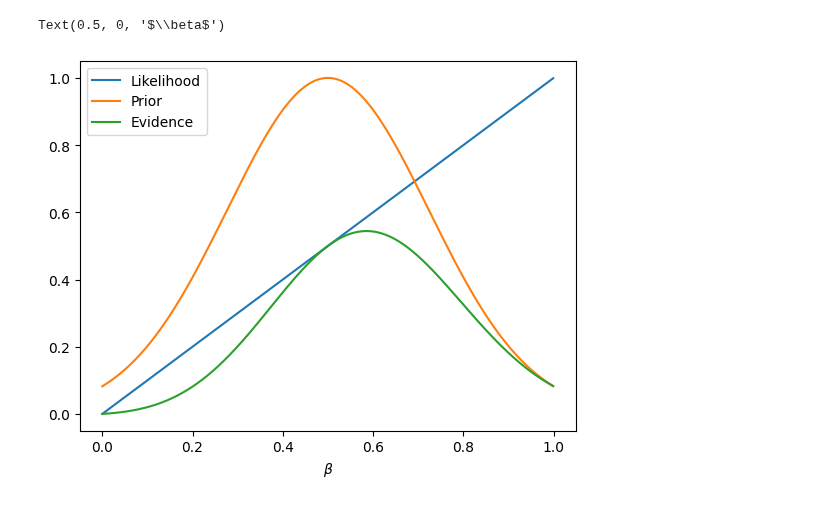
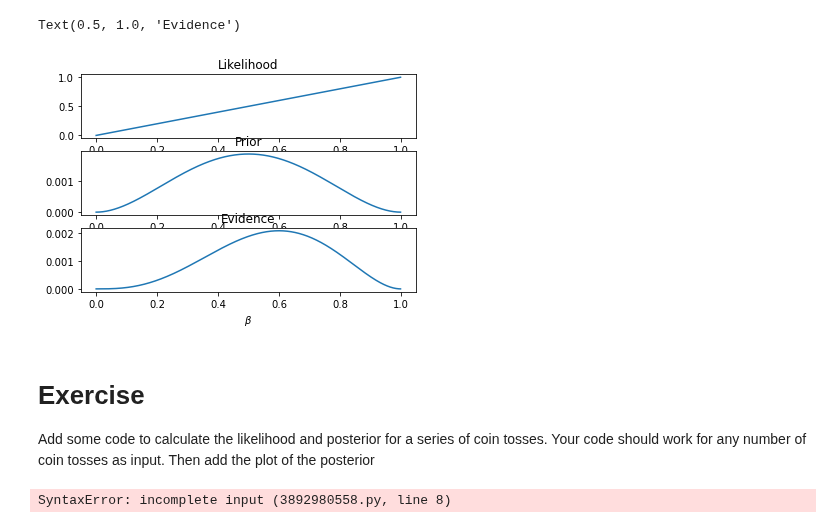
Before and after one commit to olethrosdc/machine-learning-neuch, a Jupyter notebook: BSc/src/bayesian/priors-posteriors.ipynb, the cells around one changed output. Drawn from its saved outputs; the diff is of its cells as text; code cells hidden in the pictures.

```diff
--- a/BSc/src/bayesian/priors-posteriors.ipynb
+++ b/BSc/src/bayesian/priors-posteriors.ipynb
@@ -80,18 +140,41 @@ beta=np.arange(0,1,0.001)
 def ber_likelihood(beta, x):
     return np.power(beta, np.sum(x))*np.power(1 - beta, np.sum(1 - x))
 # %%
-x = np.array([1,0,0,0,1,1])
-x = np.array([1])
-prior = np.exp(-10*(beta - 0.5)**2)
-#prior /= np.sum(prior)
+#x = np.array([1,0,0,1,1,1])
+x = np.array([1]) #this is our data
+beta=np.arange(0,1.001,0.001) # this is our range of possible betas
+prior = np.power(beta, 2)*np.power(1 - beta, 2)
+prior /= np.sum(prior) # to make it to scale
+evidence = prior*ber_likelihood(beta, x)
+evidence /= np.sum(evidence)
+plt.subplot(3,1,1)
 plt.plot(beta, ber_likelihood(beta, x))
+plt.xlabel("$\\beta$")
+plt.title("Likelihood")
+plt.subplot(3,1,2)
 plt.plot(beta, prior)
-plt.plot(beta, prior*ber_likelihood(beta, x))
-
+plt.xlabel("$\\beta$")
+plt.title("Prior")
+plt.subplot(3,1,3)
+plt.plot(beta, evidence)
+plt.xlabel("$\\beta$")
+plt.title("Evidence")
+## Add a plot for the posterior here
 #plt.plot(beta, prior)
-
-plt.legend(["Likelihood", "Prior", "Evidence"])
-plt.xlabel("$\\beta$")
 # %% [output]
-Text(0.5, 0, '$\\beta$')
+Text(0.5, 1.0, 'Evidence')
-[figure, old version]
+[figure, new version]
+# %% [markdown]
+# Exercise
+
+Add some code to calculate the likelihood and posterior for a series of coin tosses. Your code should work for any number of coin tosses as input. Then add the plot of the posterior
+# %%
+# Inputs
+# data: an array of binary numbers
+# beta: an array of real numbers in [0,1], each specifying a possible value of beta
+# prior: an array of real numbers summing to 1, each specifying a probability for each value of beta
+# Returns
+# posterior: the posterior distribution of betas
+def bernoulli_posterior(data, betas, prior):
+# %% [output]
+SyntaxError: incomplete input (3892980558.py, line 8)
```
Also changed, not shown: parts of 13 cells of this notebook.
